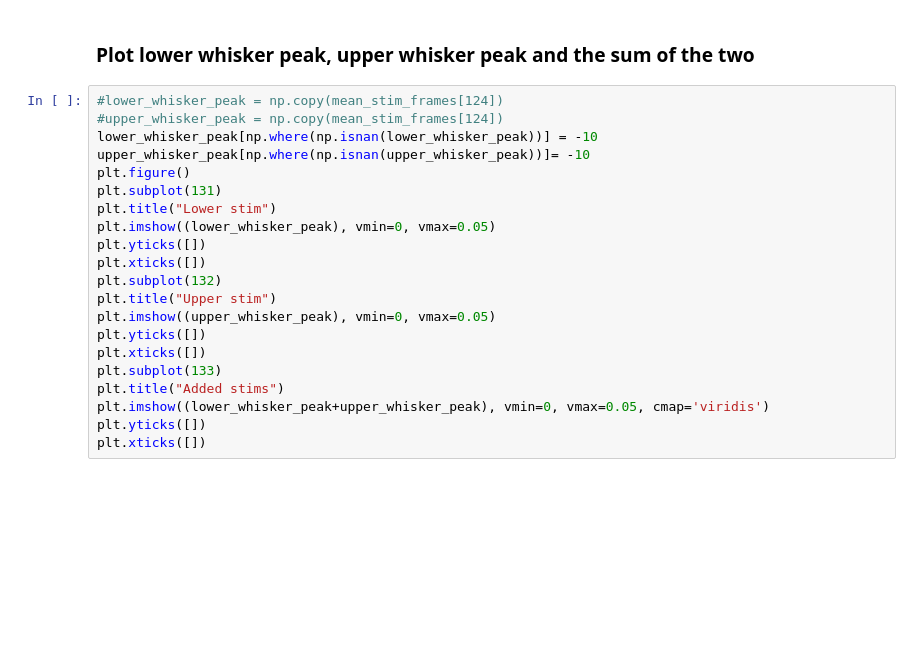
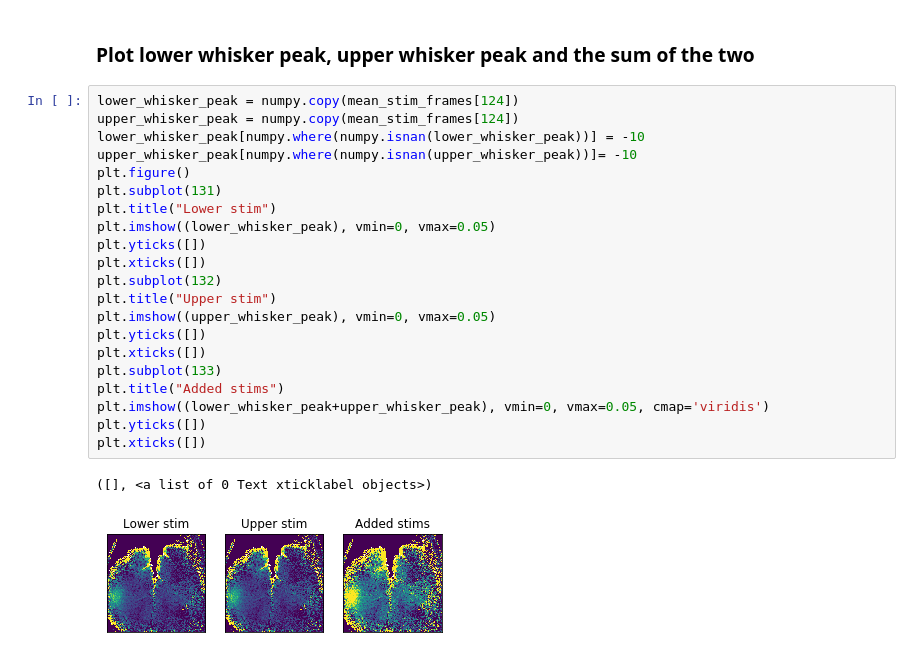
Before and after one commit to ubcbraincircuits/Dual_Imaging, a Jupyter notebook: FEDCODE/Dual_Imaging/Whisker Stimulation.ipynb, the cells around one changed output. Cells and saved outputs as stored; diff of their text form; blank space fills up the shorter version.

```diff
--- a/FEDCODE/Dual_Imaging/Whisker Stimulation.ipynb
+++ b/FEDCODE/Dual_Imaging/Whisker Stimulation.ipynb
@@ -321,23 +343,26 @@ plt.legend()
 # %% [markdown]
 ### Plot lower whisker peak, upper whisker peak and the sum of the two
 # %%
-#lower_whisker_peak = np.copy(mean_stim_frames[124])
-#upper_whisker_peak = np.copy(mean_stim_frames[124])
-lower_whisker_peak[np.where(np.isnan(lower_whisker_peak))] = -10
-upper_whisker_peak[np.where(np.isnan(upper_whisker_peak))]= -10
+lower_whisker_peak = numpy.copy(mean_stim_frames[124])
+upper_whisker_peak = numpy.copy(mean_stim_frames[124])
+lower_whisker_peak[numpy.where(numpy.isnan(lower_whisker_peak))] = -10
+upper_whisker_peak[numpy.where(numpy.isnan(upper_whisker_peak))]= -10
 plt.figure()
 plt.subplot(131)
 plt.title("Lower stim")
 plt.imshow((lower_whisker_peak), vmin=0, vmax=0.05)
 plt.yticks([])
 plt.xticks([])
 plt.subplot(132)
 plt.title("Upper stim")
 plt.imshow((upper_whisker_peak), vmin=0, vmax=0.05)
 plt.yticks([])
 plt.xticks([])
 plt.subplot(133)
 plt.title("Added stims")
 plt.imshow((lower_whisker_peak+upper_whisker_peak), vmin=0, vmax=0.05, cmap='viridis')
 plt.yticks([])
 plt.xticks([])
+# %% [output]
+([], <a list of 0 Text xticklabel objects>)
+[figure, added]
```
Also changed, not shown: parts of 11 cells of this notebook.
